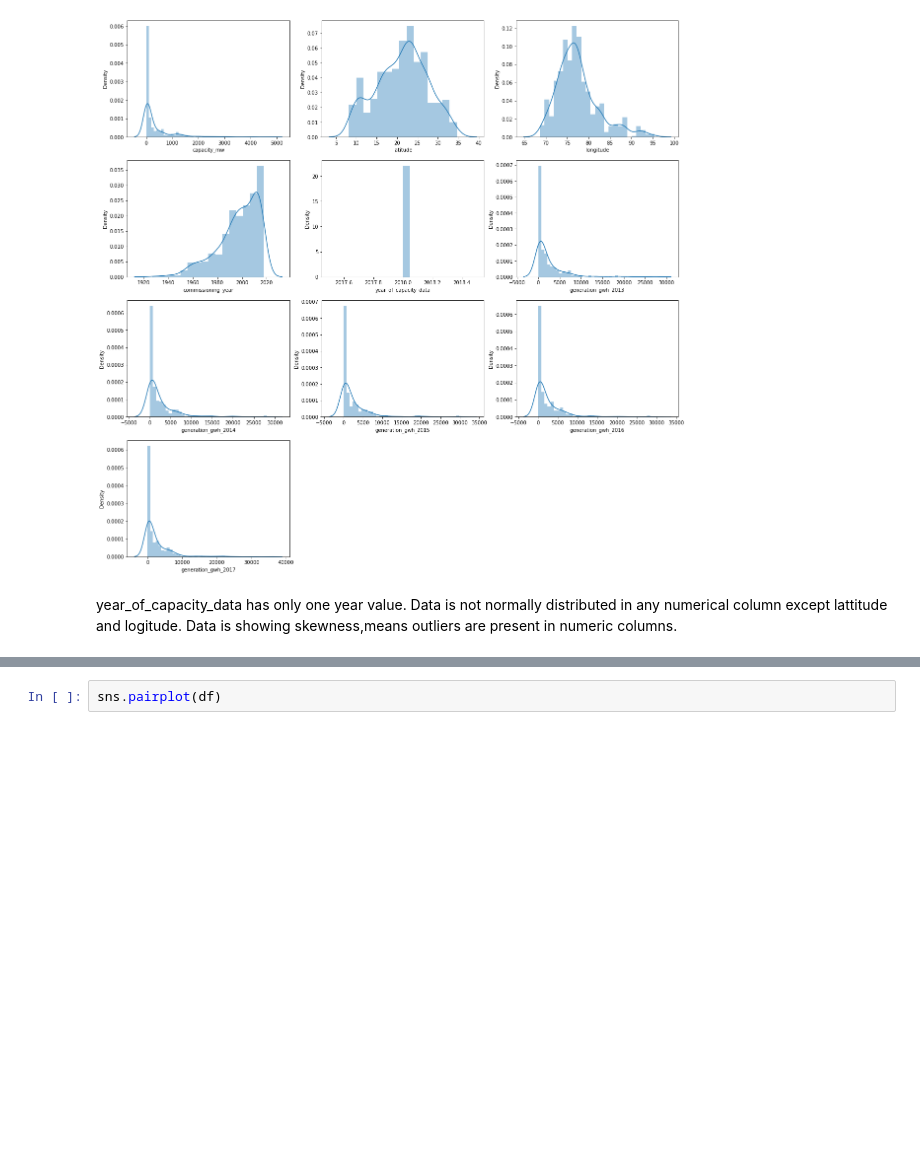
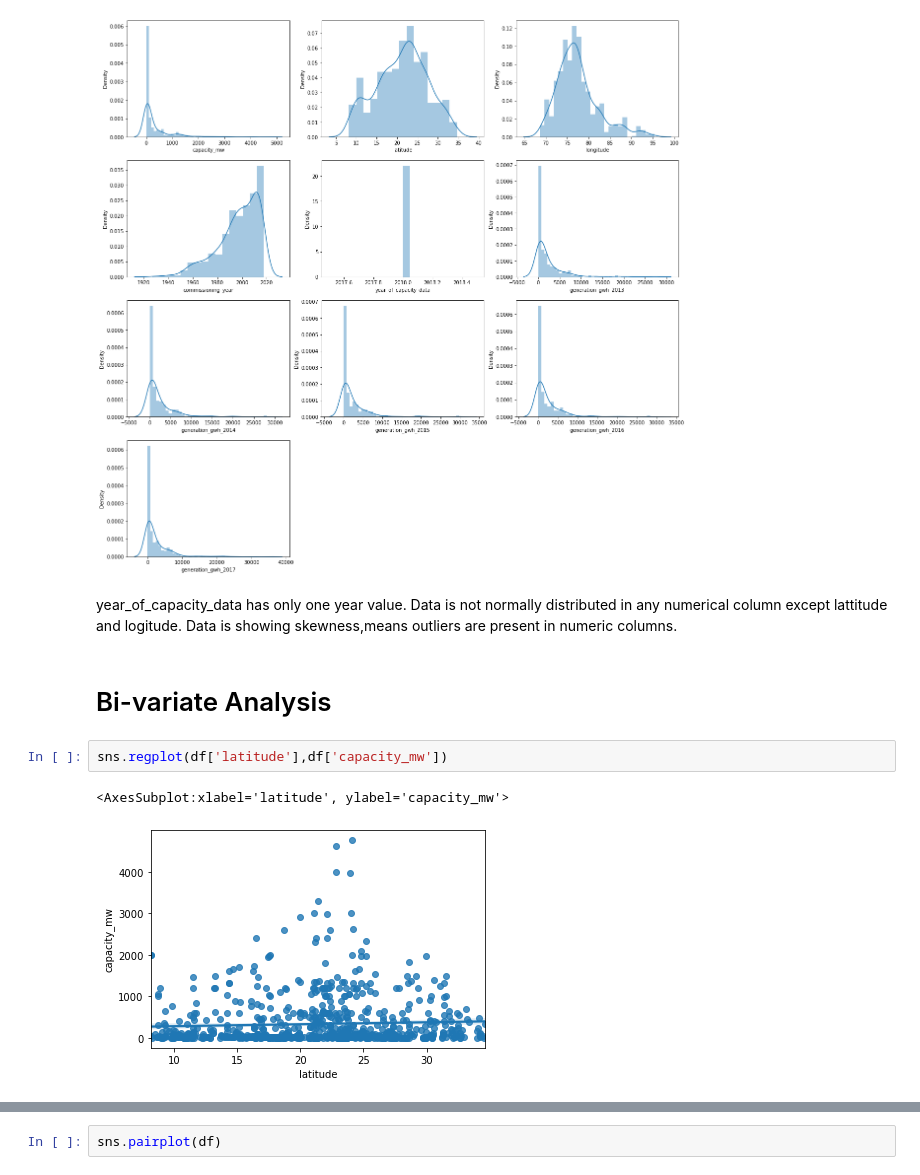
Before and after one commit to swatigithubprofile2021/Evaluation-Project, a Jupyter notebook: Global _Power_ Plant.ipynb, the cells around one changed output, grey strips where cells are left out. Drawn from its saved outputs; the diff is of its cells as text; blank space fills up the shorter version.

```diff
--- a/Global _Power_ Plant.ipynb
+++ b/Global _Power_ Plant.ipynb
@@ -243,3 +243,10 @@ plt.show()
 year_of_capacity_data has only one year value.
 Data is not normally distributed in any numerical column except lattitude and logitude.
 Data is showing skewness,means outliers are present in numeric columns.
+# %% [markdown]
+# Bi-variate Analysis
+# %%
+sns.regplot(df['latitude'],df['capacity_mw'])
+# %% [output]
+<AxesSubplot:xlabel='latitude', ylabel='capacity_mw'>
+[figure, added]
```
Also changed, not shown: parts of 14 cells of this notebook.
